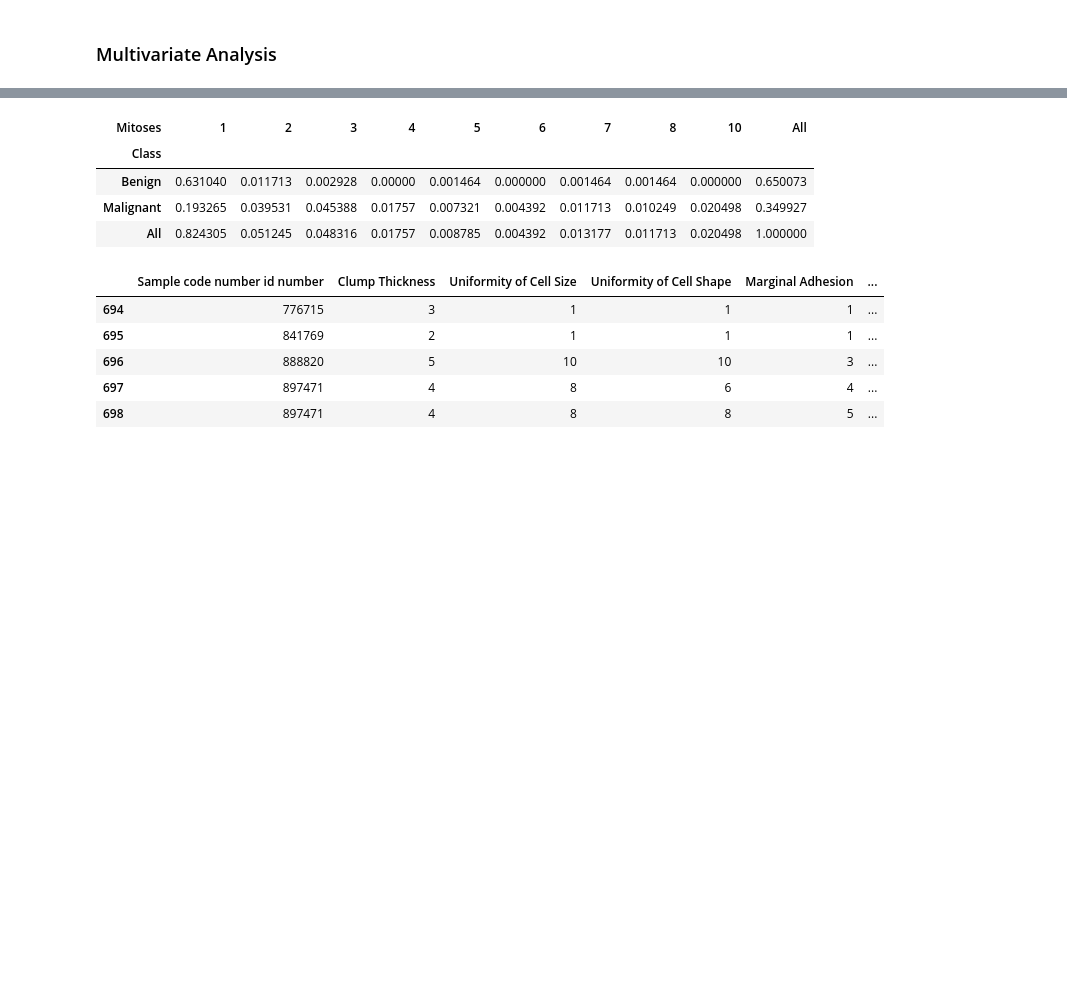
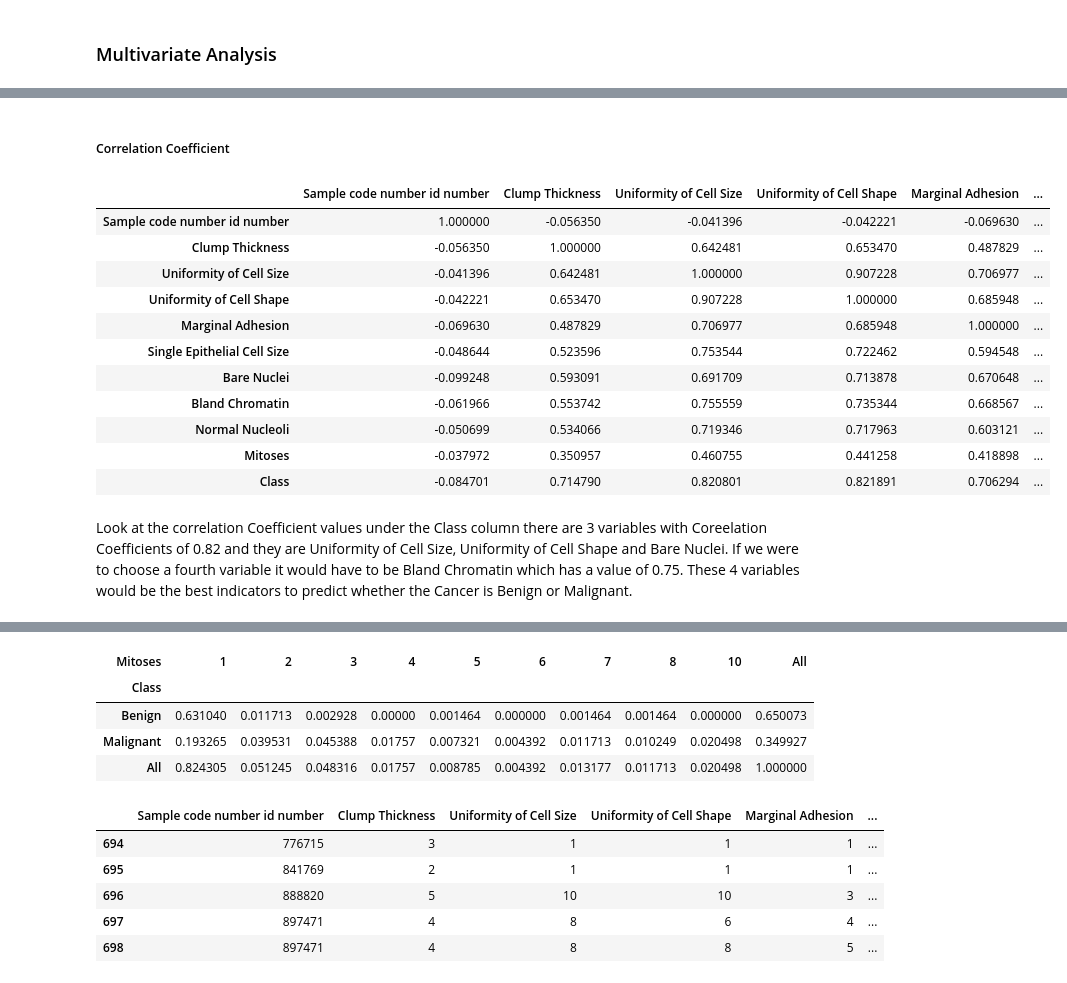
Before and after one commit to loughjo/ProgDataAnalysis-Project-2, a Jupyter notebook: ProgDataAnalysisProject2.ipynb, the cells around one changed output, grey strips where cells are left out. Drawn from its saved outputs; the diff is of its cells as text; code cells hidden in the pictures; blank space fills up the shorter version.

```diff
--- a/ProgDataAnalysisProject2.ipynb
+++ b/ProgDataAnalysisProject2.ipynb
@@ -436,0 +521,4 @@ plt.show()
+# %%
+# Change the object from Benign and integer to 2 and 4.
+df.loc[df["Class"] == 'Benign', "Class"] = 2
+df.loc[df["Class"] == 'Malignant', "Class"] = 4
@@ -436,0 +541,3 @@ plt.show()
+# %%
+# convert Bare Nuclei from object to integer
+df = df.astype({'Class':'int'})
@@ -436,0 +560,19 @@ plt.show()
+# %% [markdown]
+##### Correlation Coefficient
+# %%
+df.corr()
+# %% [output]
+|  | Sample code number id number | Clump Thickness | Uniformity of Cell Size | Uniformity of Cell Shape | Marginal Adhesion | ... |
+| Sample code number id number | 1.000000 | -0.056350 | -0.041396 | -0.042221 | -0.069630 | ... |
+| Clump Thickness | -0.056350 | 1.000000 | 0.642481 | 0.653470 | 0.487829 | ... |
+| Uniformity of Cell Size | -0.041396 | 0.642481 | 1.000000 | 0.907228 | 0.706977 | ... |
+| Uniformity of Cell Shape | -0.042221 | 0.653470 | 0.907228 | 1.000000 | 0.685948 | ... |
+| Marginal Adhesion | -0.069630 | 0.487829 | 0.706977 | 0.685948 | 1.000000 | ... |
+| Single Epithelial Cell Size | -0.048644 | 0.523596 | 0.753544 | 0.722462 | 0.594548 | ... |
+| Bare Nuclei | -0.099248 | 0.593091 | 0.691709 | 0.713878 | 0.670648 | ... |
+| Bland Chromatin | -0.061966 | 0.553742 | 0.755559 | 0.735344 | 0.668567 | ... |
+| Normal Nucleoli | -0.050699 | 0.534066 | 0.719346 | 0.717963 | 0.603121 | ... |
+| Mitoses | -0.037972 | 0.350957 | 0.460755 | 0.441258 | 0.418898 | ... |
+| Class | -0.084701 | 0.714790 | 0.820801 | 0.821891 | 0.706294 | ... |
+# %% [markdown]
+Look at the correlation Coefficient values under the Class column there are 3 variables with Coreelation Coefficients of 0.82 and they are Uniformity of Cell Size, Uniformity of Cell Shape and Bare Nuclei. If we were to choose a fourth variable it would have to be Bland Chromatin which has a value of 0.75. These 4 variables would be the best indicators to predict whether the Cancer is Benign or Malignant.
```
Also changed, not shown: parts of 100 cells of this notebook.
